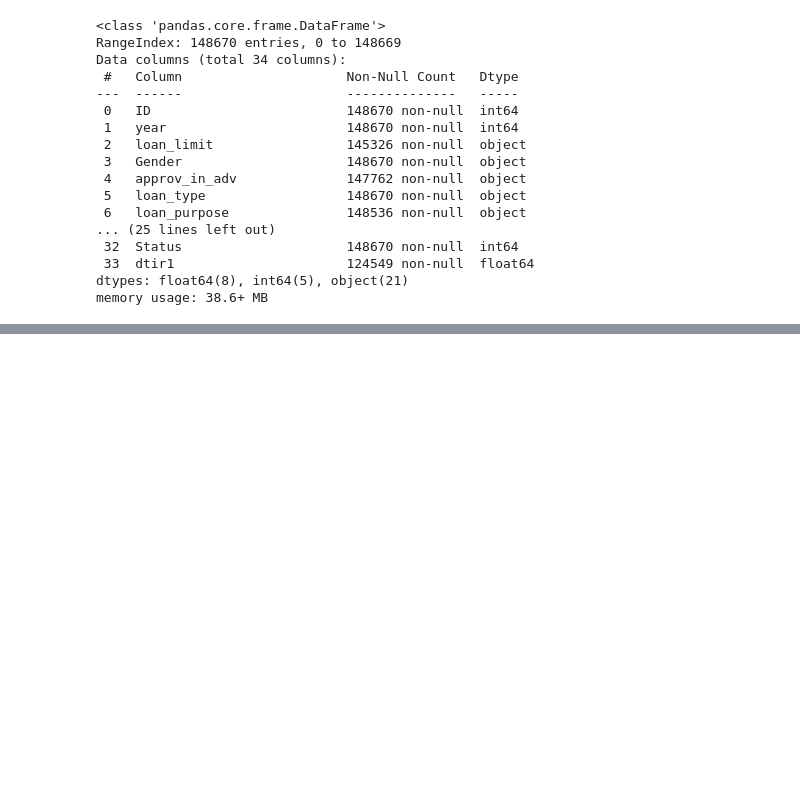
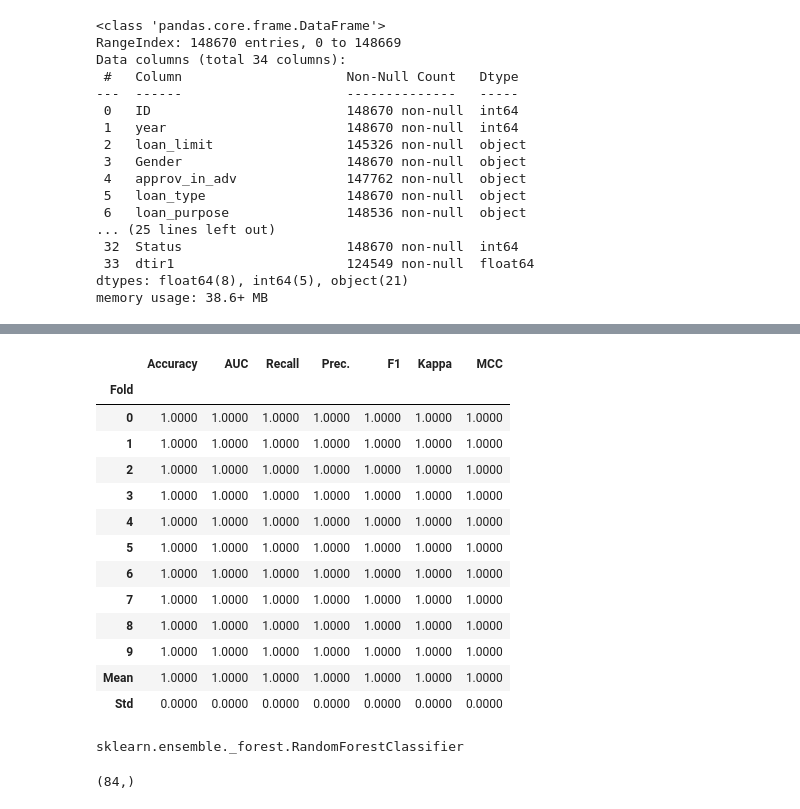
Before and after one commit to Sebastian1981/CustomerAnalytics_CreditDefaultPrediction, a Jupyter notebook: dataprep.ipynb, the cells around one changed output, grey strips where cells are left out. Cells and saved outputs as stored; diff of their text form; code cells hidden in the pictures; blank space fills up the shorter version.

```diff
--- a/dataprep.ipynb
+++ b/dataprep.ipynb
@@ -43,0 +202,26 @@ memory usage: 38.6+ MB
+# %%
+# train model
+model = create_model('rf')
+# %% [output]
+|  | Accuracy | AUC | Recall | Prec. | F1 | Kappa | MCC |
+| Fold |  |  |  |  |  |  |  |
+| 0 | 1.0000 | 1.0000 | 1.0000 | 1.0000 | 1.0000 | 1.0000 | 1.0000 |
+| 1 | 1.0000 | 1.0000 | 1.0000 | 1.0000 | 1.0000 | 1.0000 | 1.0000 |
+| 2 | 1.0000 | 1.0000 | 1.0000 | 1.0000 | 1.0000 | 1.0000 | 1.0000 |
+| 3 | 1.0000 | 1.0000 | 1.0000 | 1.0000 | 1.0000 | 1.0000 | 1.0000 |
+| 4 | 1.0000 | 1.0000 | 1.0000 | 1.0000 | 1.0000 | 1.0000 | 1.0000 |
+| 5 | 1.0000 | 1.0000 | 1.0000 | 1.0000 | 1.0000 | 1.0000 | 1.0000 |
+| 6 | 1.0000 | 1.0000 | 1.0000 | 1.0000 | 1.0000 | 1.0000 | 1.0000 |
+| 7 | 1.0000 | 1.0000 | 1.0000 | 1.0000 | 1.0000 | 1.0000 | 1.0000 |
+| 8 | 1.0000 | 1.0000 | 1.0000 | 1.0000 | 1.0000 | 1.0000 | 1.0000 |
+| 9 | 1.0000 | 1.0000 | 1.0000 | 1.0000 | 1.0000 | 1.0000 | 1.0000 |
+| Mean | 1.0000 | 1.0000 | 1.0000 | 1.0000 | 1.0000 | 1.0000 | 1.0000 |
+| Std | 0.0000 | 0.0000 | 0.0000 | 0.0000 | 0.0000 | 0.0000 | 0.0000 |
+# %%
+type(model)
+# %% [output]
+sklearn.ensemble._forest.RandomForestClassifier
+# %%
+model.feature_importances_.shape
+# %% [output]
+(84,)
```
Also changed, not shown: parts of 14 cells of this notebook.
